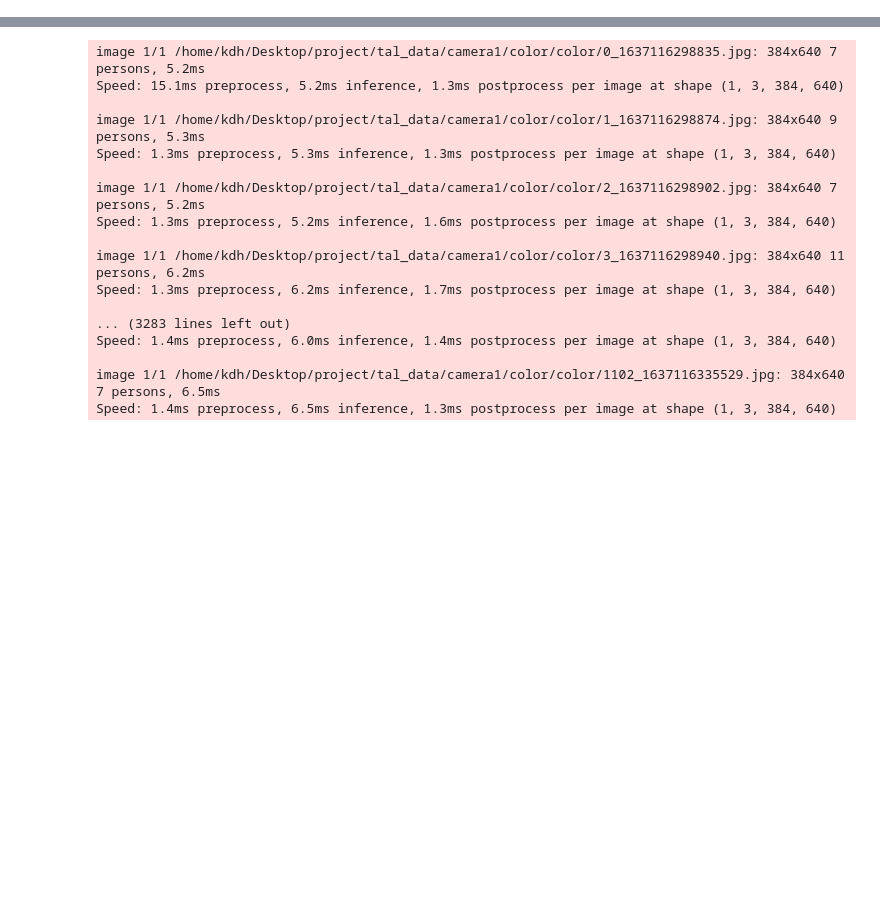
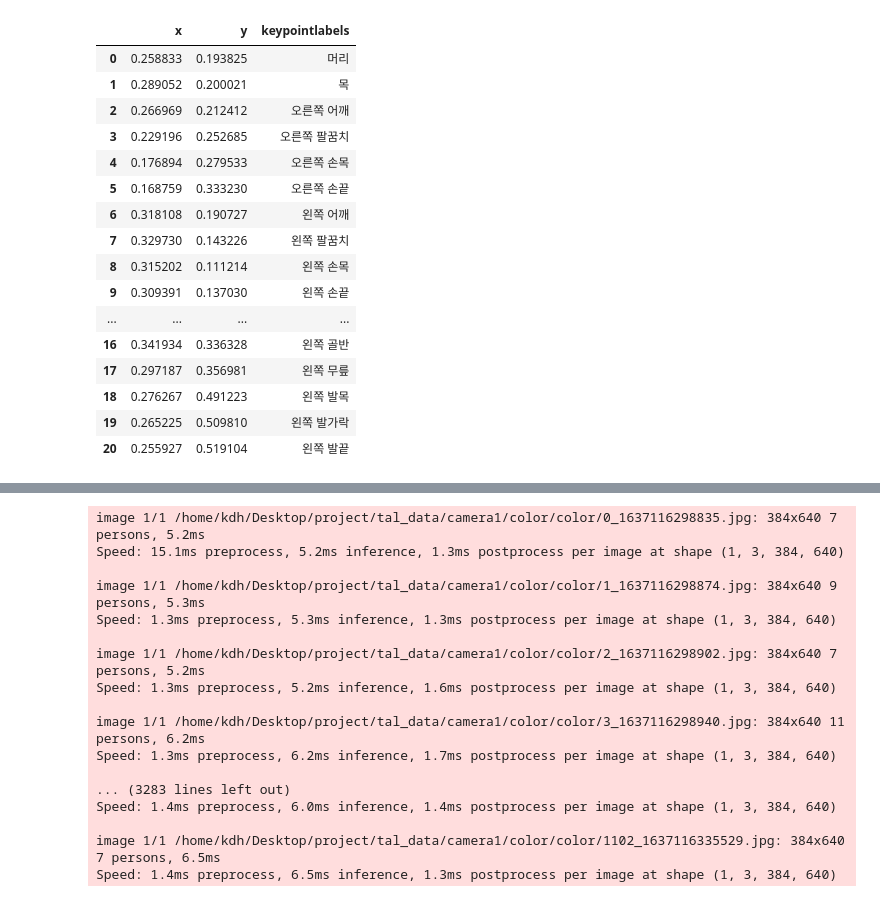
Before and after one commit to dhkim-apple/TAL_DANCE, a Jupyter notebook: preproc.ipynb, the cells around one changed output, grey strips where cells are left out. Saved outputs shown, nothing was run; the diff lists cells and outputs as text; code cells hidden in the pictures; blank space fills up the shorter version.

```diff
--- a/preproc.ipynb
+++ b/preproc.ipynb
@@ -44,0 +186,20 @@ sorted_image_paths = np.array(origin_key_data['image_filename'])
+# %%
+key_tmp[0].loc[:, ['x', 'y', 'keypointlabels']]
+# %% [output]
+|  | x | y | keypointlabels |
+| 0 | 0.258833 | 0.193825 | 머리 |
+| 1 | 0.289052 | 0.200021 | 목 |
+| 2 | 0.266969 | 0.212412 | 오른쪽 어깨 |
+| 3 | 0.229196 | 0.252685 | 오른쪽 팔꿈치 |
+| 4 | 0.176894 | 0.279533 | 오른쪽 손목 |
+| 5 | 0.168759 | 0.333230 | 오른쪽 손끝 |
+| 6 | 0.318108 | 0.190727 | 왼쪽 어깨 |
+| 7 | 0.329730 | 0.143226 | 왼쪽 팔꿈치 |
+| 8 | 0.315202 | 0.111214 | 왼쪽 손목 |
+| 9 | 0.309391 | 0.137030 | 왼쪽 손끝 |
+| ... | ... | ... | ... |
+| 16 | 0.341934 | 0.336328 | 왼쪽 골반 |
+| 17 | 0.297187 | 0.356981 | 왼쪽 무릎 |
+| 18 | 0.276267 | 0.491223 | 왼쪽 발목 |
+| 19 | 0.265225 | 0.509810 | 왼쪽 발가락 |
+| 20 | 0.255927 | 0.519104 | 왼쪽 발끝 |
```
Also changed, not shown: parts of 8 cells of this notebook, 3 other files.
